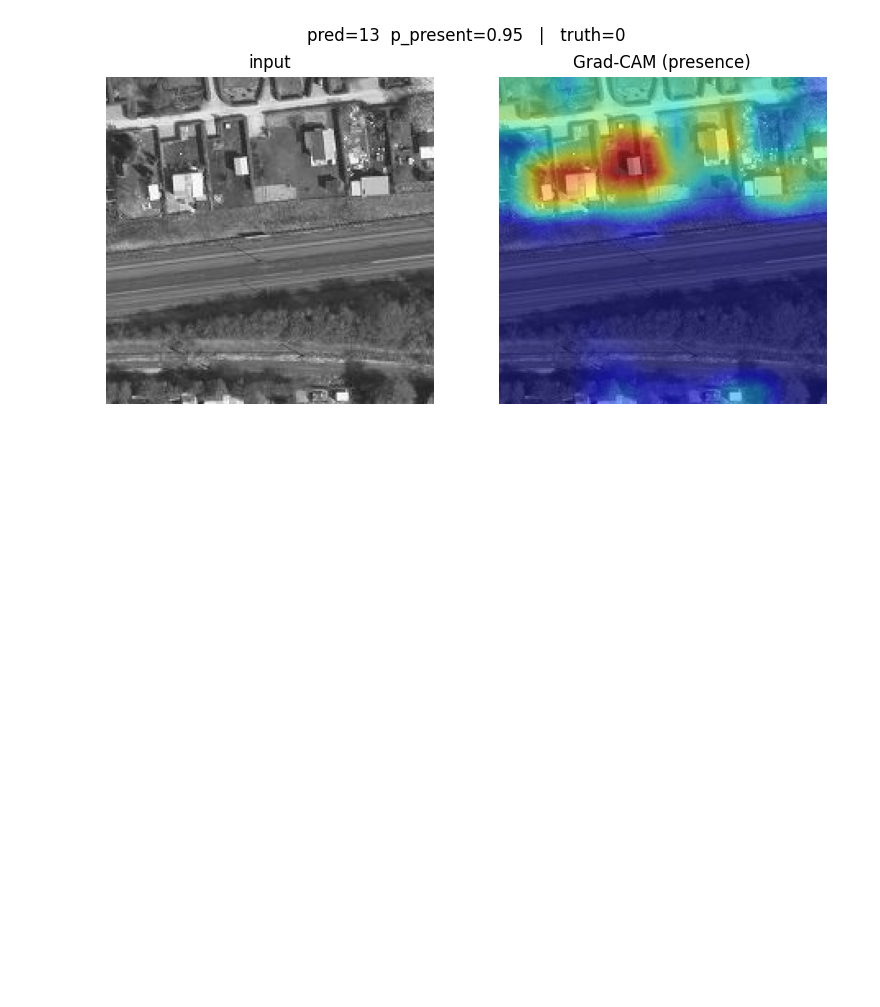
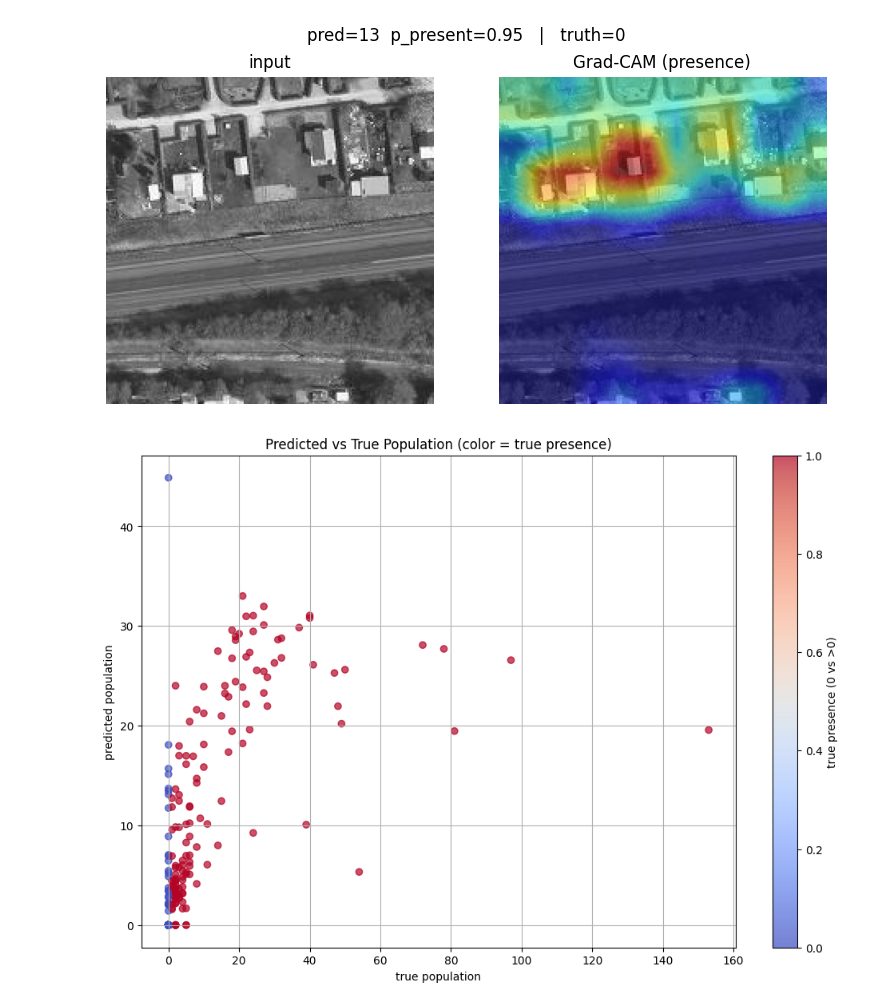
Before and after one commit to EsserEsser/AppML-Final-Project, a Jupyter notebook: Jacob/population_regression_w_gradcam.ipynb, the cells around one changed output. Drawn from its saved outputs; the diff is of its cells as text; code cells hidden in the pictures; blank space fills up the shorter version.

```diff
--- a/Jacob/population_regression_w_gradcam.ipynb
+++ b/Jacob/population_regression_w_gradcam.ipynb
@@ -628,3 +628,15 @@ show_failures(6)
 [figure]
 [figure]
 [figure]
+# %%
+#Plotting true vs predicted counts, colored by presence/absence:
+pred_pops = []
+pred_probs = []
+for p in test_paths:
+    pred, prob, _ = grad_cam(p, head="presence", show=False)
+    pred_pops.append(pred)
+    pred_probs.append(prob)
+true_pops = test_pops
+true_probs = [0.0 if t == 0 else 1.0 for t in test_pops]
+# %% [output]
+[figure, added]
```
Also changed, not shown: parts of 1 cell of this notebook.
